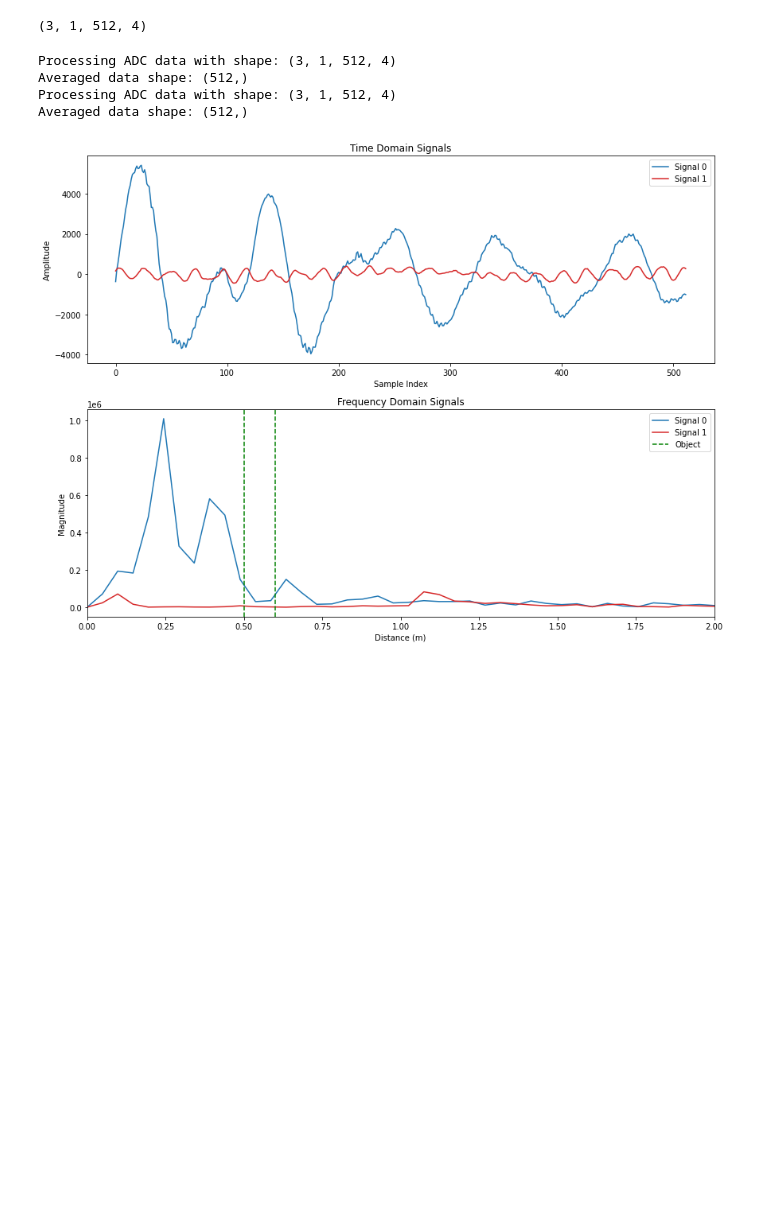
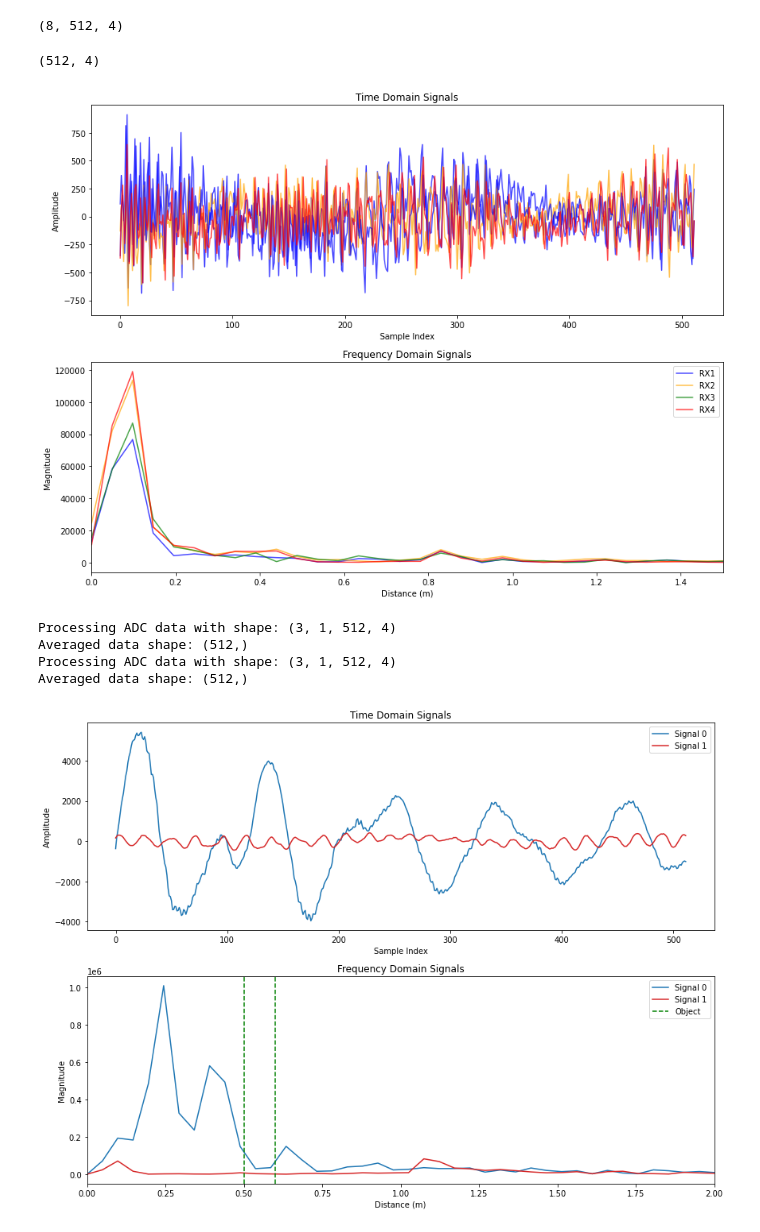
Before and after one commit to arlaptiev/sk_mmwave, a Jupyter notebook: sandbox.ipynb, the cells around one changed output. Drawn from its saved outputs; the diff is of its cells as text; code cells hidden in the pictures; blank space fills up the shorter version.

```diff
--- a/sandbox.ipynb
+++ b/sandbox.ipynb
@@ -9,11 +10,11 @@ from scipy.fft import fftshift
 
 from nodes.radar import Radar
 # %%
-args = {
+args = SimpleNamespace(**{
   'cfg': 'configs/1443_mmwavestudio_config_continuous.lua',
   'host_ip': '192.168.33.30',
   'host_data_port': 4098,
-}
+})
 radar = Radar(args)
 
 c = 3e8                                                 # speed of light - m/s
@@ -26,28 +45,42 @@ print(radar.config)
 frame = radar.read()
 frame.shape # shape (num_chirps, num_samples, num_rx)
 # %% [output]
-(3, 1, 512, 4)
+(8, 512, 4)
+# %%
+signal.shape
+# %% [output]
+(512, 4)
 # %%
-signal = frame[0, :, 0] # take the first chirp and first rx channel
-fft_result = fft(signal)
+signal = frame[0, :, :] # take the first chirp and first rx channel
+fft_result = fft(signal, axis=0)
 fft_freqs = fftfreq(SAMPLES_PER_CHIRP, 1/SAMPLE_RATE)
 fft_meters = fft_freqs * c / (2 * FREQ_SLOPE)
 
 plt.figure(figsize=(12, 9))
 # --- Time Domain Plot ---
 plt.subplot(2, 1, 1)
-plt.plot(signal)
+plt.plot(signal[:, 0], color='blue', label='RX1', alpha=0.7)
+plt.plot(signal[:, 1], color='orange', label='RX2', alpha=0.7)
+plt.plot(signal[:, 2], color='blue', label='RX3', alpha=0.7)
+plt.plot(signal[:, 3], color='red', label='RX4', alpha=0.7)
 plt.title('Time Domain Signals')
 plt.xlabel('Sample Index')
 plt.ylabel('Amplitude')
 
 # --- Frequency Domain Plot ---
 plt.subplot(2, 1, 2)
-plt.plot(fft_meters[:SAMPLES_PER_CHIRP // 2],  np.abs(fft_result[:SAMPLES_PER_CHIRP // 2]))
+plt.plot(fft_meters[:SAMPLES_PER_CHIRP // 2],  np.abs(fft_result[:SAMPLES_PER_CHIRP // 2, 0]), color='blue', label='RX1', alpha=0.7)
+plt.plot(fft_meters[:SAMPLES_PER_CHIRP // 2],  np.abs(fft_result[:SAMPLES_PER_CHIRP // 2, 1]), color='orange', label='RX2', alpha=0.7)
+plt.plot(fft_meters[:SAMPLES_PER_CHIRP // 2],  np.abs(fft_result[:SAMPLES_PER_CHIRP // 2, 2]), color='green', label='RX3', alpha=0.7)
+plt.plot(fft_meters[:SAMPLES_PER_CHIRP // 2],  np.abs(fft_result[:SAMPLES_PER_CHIRP // 2, 3]), color='red', label='RX4', alpha=0.7)
 plt.title('Frequency Domain Signals')
 plt.xlabel('Distance (m)')
 plt.ylabel('Magnitude')
+plt.legend()
+plt.xlim(0,1.5)
 plt.tight_layout()
+# %% [output]
+[figure, added]
 # %%
 signals_t = []
 signals_f = []
```
Also changed, not shown: parts of 2 cells of this notebook, 1 other file.
